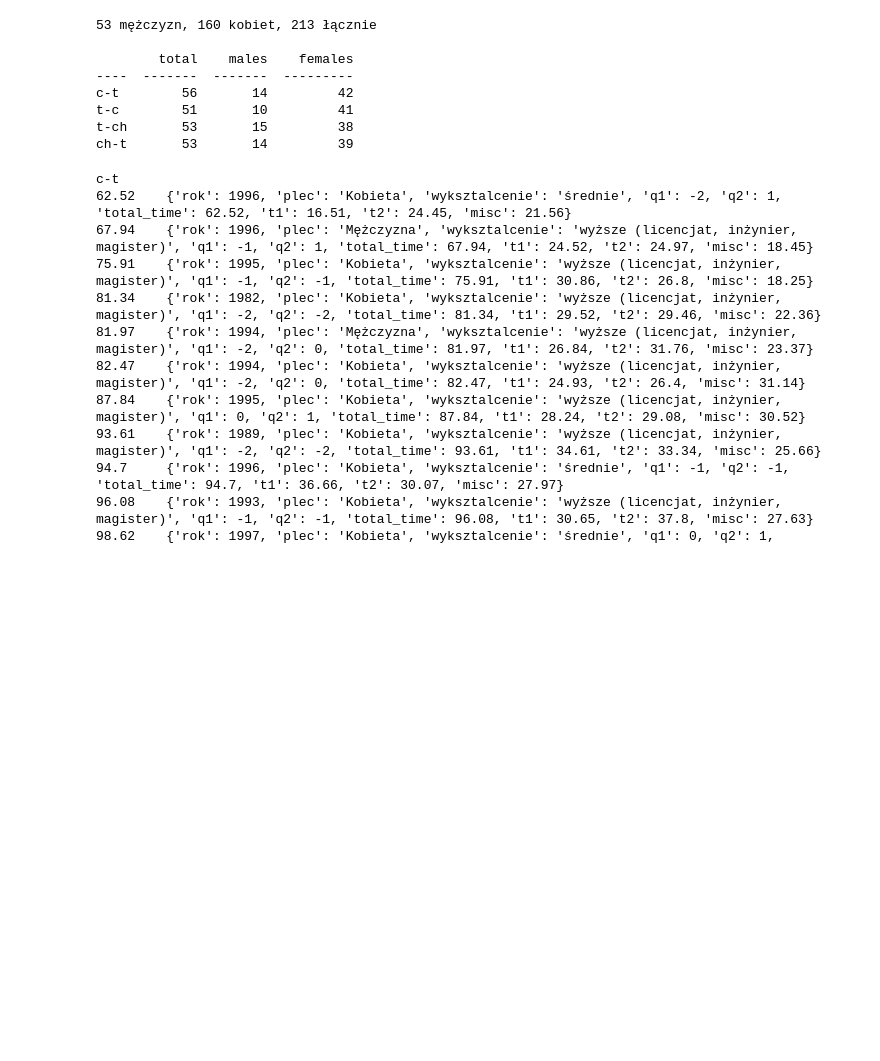
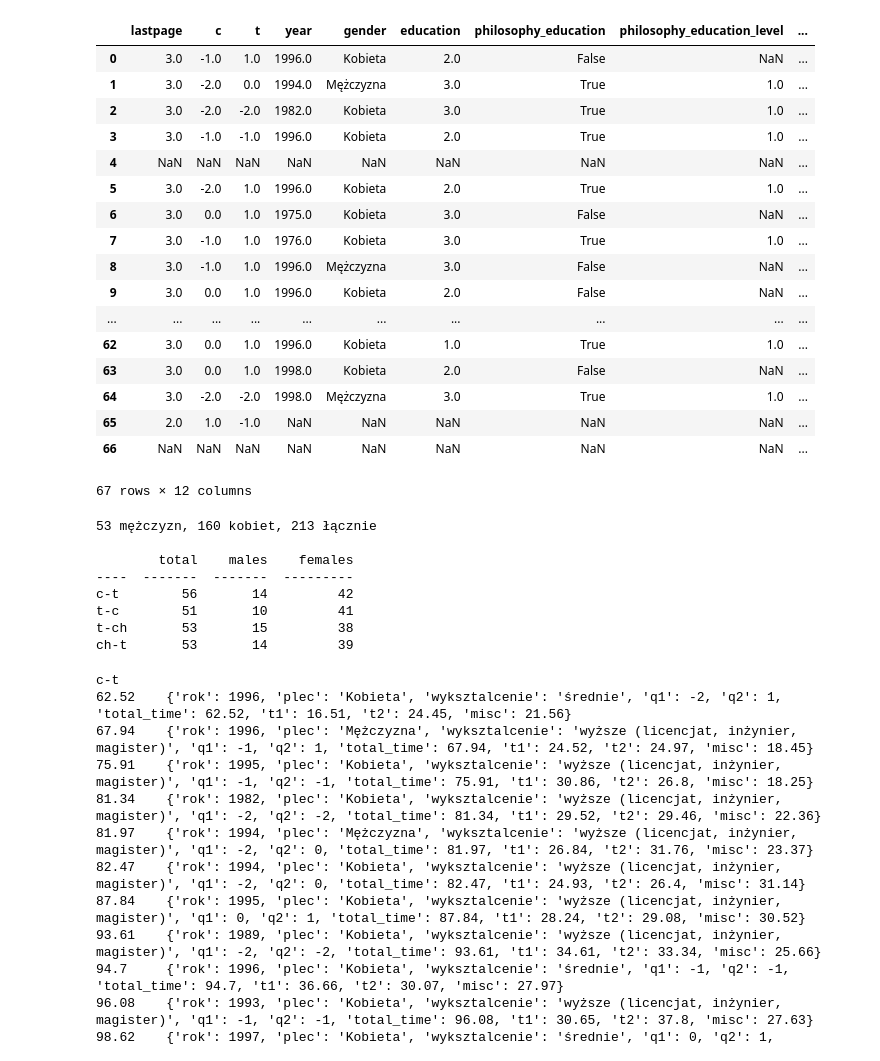
Before and after one commit to derrkater/survey_analysis, a Jupyter notebook: src/analysis_pl.ipynb, the cells around one changed output. Cells and saved outputs as stored; diff of their text form; code cells hidden in the pictures; blank space fills up the shorter version.

Commit message:
(WIP) Break the code in every possible way

```diff
--- a/src/analysis_pl.ipynb
+++ b/src/analysis_pl.ipynb
@@ -11,3 +25,49 @@ dfs, truetemp_data = preprocess_pipeline(LANGUAGE, VERBOSE)
+# %%
+import glob, os
+import pandas as pd
+from config import DATA_PATH, get_remove_categories
+from translation import get_boolean_dict, get_education_dict, get_score_dict, get_renaming_dict
+language = 'pl'
+
+files = glob.glob(os.path.join(DATA_PATH, language, '**/*.csv'))
+
+truetemp_data = dict()
+dfs = dict()
+for file in files:
+    df = pd.read_csv(file)
+
+    score_dict = get_score_dict(language)
+    boolean_dict = get_boolean_dict(language)
+    education_dict = get_education_dict(language)
+
+    df_2 = df.rename(columns=get_renaming_dict(language)) \
+        .drop(columns=get_remove_categories(language)) \
+        .dropna(axis=1, how='all') \
+        .applymap(lambda x: score_dict.get(x, x)) \
+        .applymap(lambda x: boolean_dict.get(x, x)) \
+        .applymap(lambda x: education_dict.get(x, x))
+
+    break
+df_2
+# %% [output]
+|  | lastpage | c | t | year | gender | education | philosophy_education | philosophy_education_level | ... |
+| 0 | 3.0 | -1.0 | 1.0 | 1996.0 | Kobieta | 2.0 | False | NaN | ... |
+| 1 | 3.0 | -2.0 | 0.0 | 1994.0 | Mężczyzna | 3.0 | True | 1.0 | ... |
+| 2 | 3.0 | -2.0 | -2.0 | 1982.0 | Kobieta | 3.0 | True | 1.0 | ... |
+| 3 | 3.0 | -1.0 | -1.0 | 1996.0 | Kobieta | 2.0 | True | 1.0 | ... |
+| 4 | NaN | NaN | NaN | NaN | NaN | NaN | NaN | NaN | ... |
+| 5 | 3.0 | -2.0 | 1.0 | 1996.0 | Kobieta | 2.0 | True | 1.0 | ... |
+| 6 | 3.0 | 0.0 | 1.0 | 1975.0 | Kobieta | 3.0 | False | NaN | ... |
+| 7 | 3.0 | -1.0 | 1.0 | 1976.0 | Kobieta | 3.0 | True | 1.0 | ... |
+| 8 | 3.0 | -1.0 | 1.0 | 1996.0 | Mężczyzna | 3.0 | False | NaN | ... |
+| 9 | 3.0 | 0.0 | 1.0 | 1996.0 | Kobieta | 2.0 | False | NaN | ... |
+| ... | ... | ... | ... | ... | ... | ... | ... | ... | ... |
+| 62 | 3.0 | 0.0 | 1.0 | 1996.0 | Kobieta | 1.0 | True | 1.0 | ... |
+| 63 | 3.0 | 0.0 | 1.0 | 1998.0 | Kobieta | 2.0 | False | NaN | ... |
+| 64 | 3.0 | -2.0 | -2.0 | 1998.0 | Mężczyzna | 3.0 | True | 1.0 | ... |
+| 65 | 2.0 | 1.0 | -1.0 | NaN | NaN | NaN | NaN | NaN | ... |
+| 66 | NaN | NaN | NaN | NaN | NaN | NaN | NaN | NaN | ... |
+67 rows × 12 columns
 # %%
 from imp import reload
 import analyze_data
```
Also changed, not shown: parts of 3 cells of this notebook, 6 other files.
